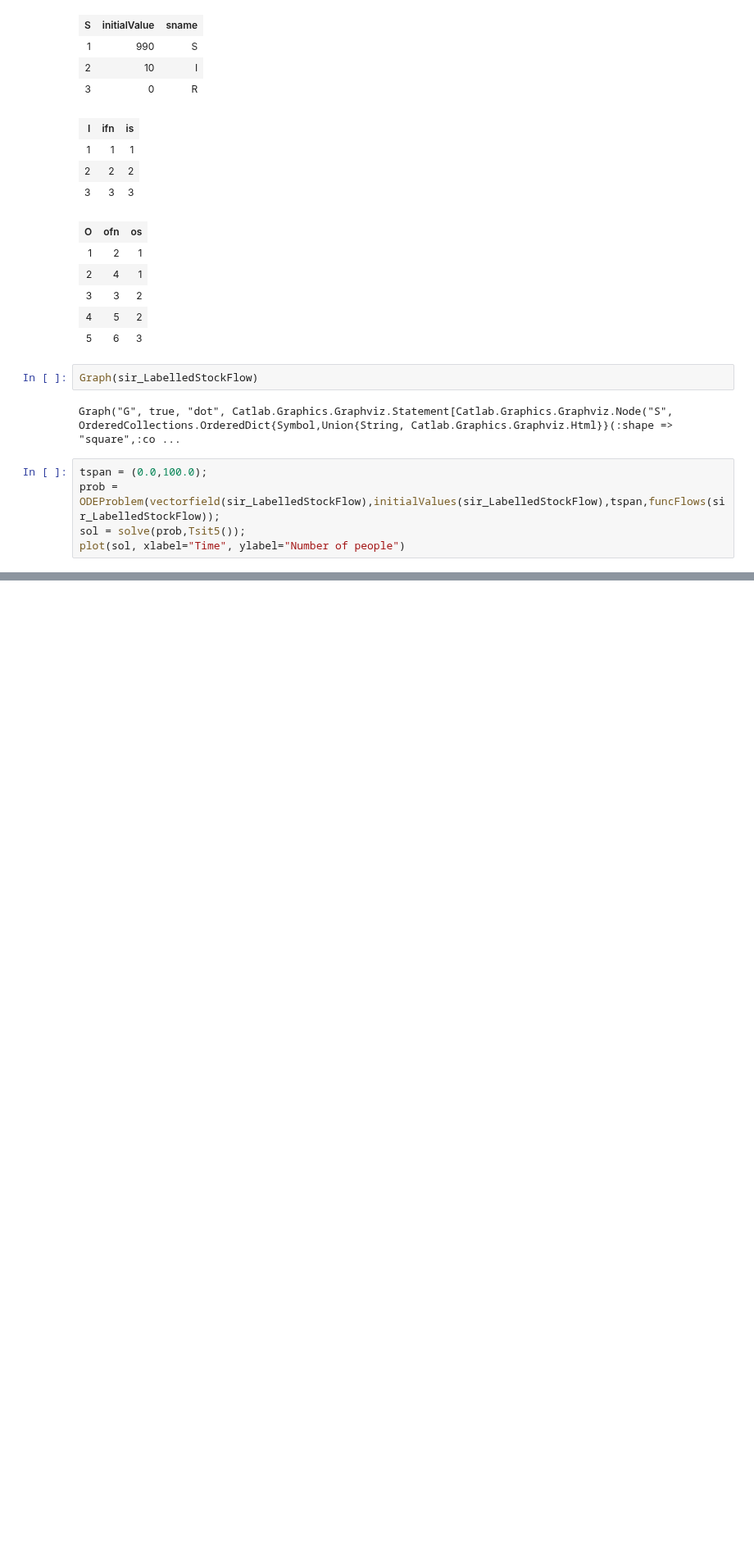
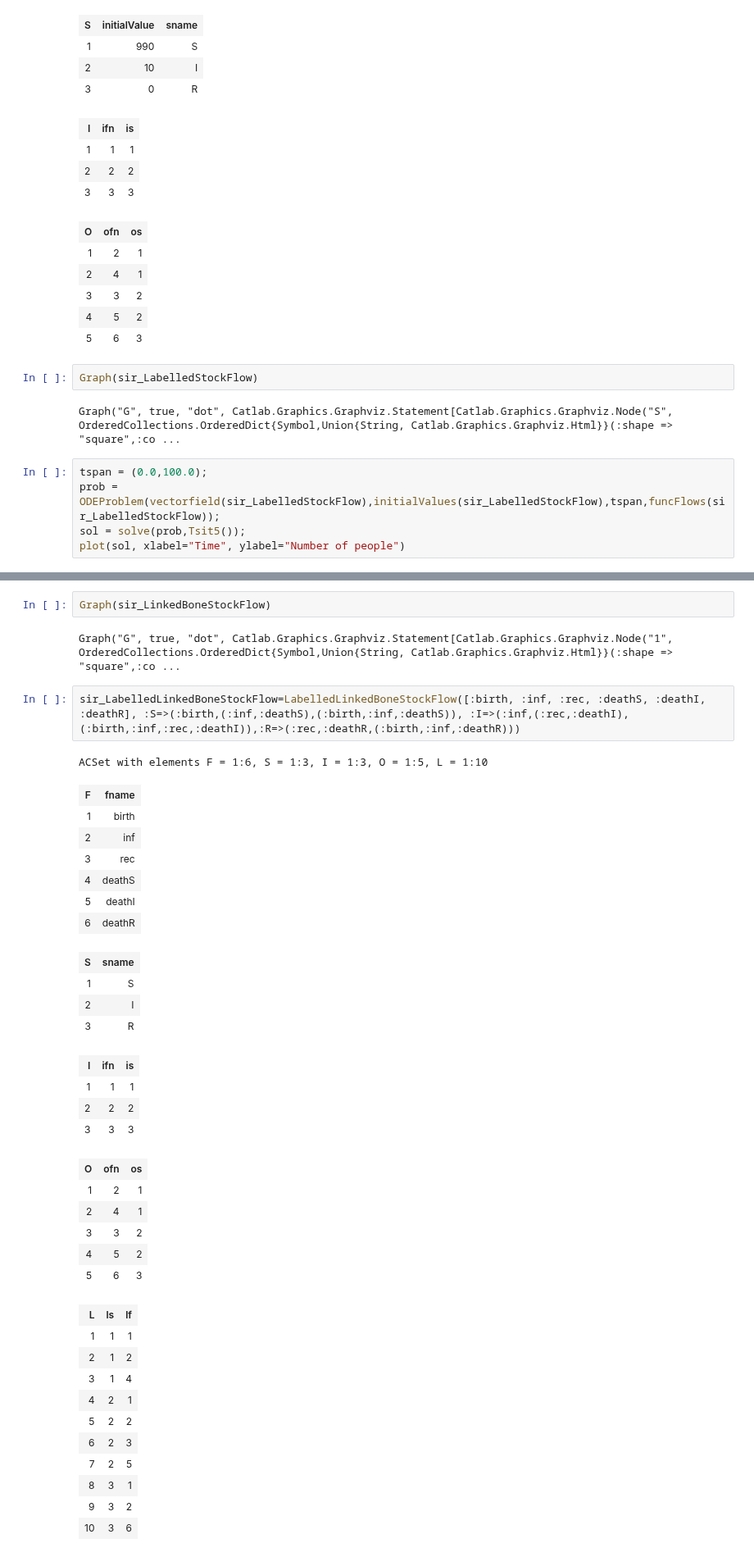
Before and after one commit to AlgebraicJulia/StockFlow.jl, a Jupyter notebook: examples/openSIRVModel/openPopulationSIR_representation.ipynb, the cells around one changed output, grey strips where cells are left out. Shown at 82% size. Drawn from its saved outputs; the diff is of its cells as text; blank space fills up the shorter version.

```diff
--- a/examples/openSIRVModel/openPopulationSIR_representation.ipynb
+++ b/examples/openSIRVModel/openPopulationSIR_representation.ipynb
@@ -139,0 +210,40 @@ plot(sol, xlabel="Time", ylabel="Number of people")
+# %%
+Graph(sir_LinkedBoneStockFlow)
+# %% [output]
+Graph("G", true, "dot", Catlab.Graphics.Graphviz.Statement[Catlab.Graphics.Graphviz.Node("1", OrderedCollections.OrderedDict{Symbol,Union{String, Catlab.Graphics.Graphviz.Html}}(:shape => "square",:co ...
+# %%
+sir_LabelledLinkedBoneStockFlow=LabelledLinkedBoneStockFlow([:birth, :inf, :rec, :deathS, :deathI, :deathR], :S=>(:birth,(:inf,:deathS),(:birth,:inf,:deathS)), :I=>(:inf,(:rec,:deathI),(:birth,:inf,:rec,:deathI)),:R=>(:rec,:deathR,(:birth,:inf,:deathR)))
+# %% [output]
+ACSet with elements F = 1:6, S = 1:3, I = 1:3, O = 1:5, L = 1:10
+| F | fname |
+| 1 | birth |
+| 2 | inf |
+| 3 | rec |
+| 4 | deathS |
+| 5 | deathI |
+| 6 | deathR |
+| S | sname |
+| 1 | S |
+| 2 | I |
+| 3 | R |
+| I | ifn | is |
+| 1 | 1 | 1 |
+| 2 | 2 | 2 |
+| 3 | 3 | 3 |
+| O | ofn | os |
+| 1 | 2 | 1 |
+| 2 | 4 | 1 |
+| 3 | 3 | 2 |
+| 4 | 5 | 2 |
+| 5 | 6 | 3 |
+| L | ls | lf |
+| 1 | 1 | 1 |
+| 2 | 1 | 2 |
+| 3 | 1 | 4 |
+| 4 | 2 | 1 |
+| 5 | 2 | 2 |
+| 6 | 2 | 3 |
+| 7 | 2 | 5 |
+| 8 | 3 | 1 |
+| 9 | 3 | 2 |
+| 10 | 3 | 6 |
```
Also changed, not shown: parts of 25 cells of this notebook, 3 other files.
